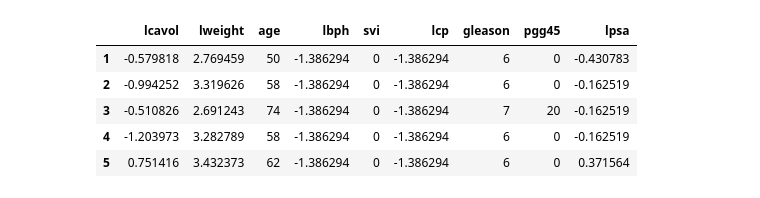
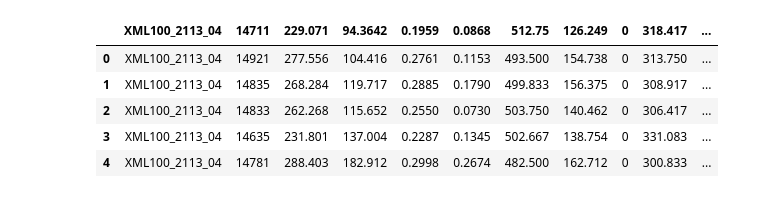
Before and after one commit to BChacun/IntroML, a Jupyter notebook: Functions/Main.ipynb, the cells around one changed output. Drawn from its saved outputs; the diff is of its cells as text; code cells hidden in the pictures.

```diff
--- a/Functions/Main.ipynb
+++ b/Functions/Main.ipynb
@@ -7,17 +7,18 @@ import numpy as np
 from matplotlib import pyplot as plt
 # %%
 #df = pd.read_csv("C:/Users/Michel/Documents/GitHub/IntroML/HousingData/HousingData.csv")
-df=pd.read_csv("C:/Users/Michel/Documents/GitHub/IntroML/ProstateCancer/prostatedata.csv", delim_whitespace=True)
+#df=pd.read_csv("C:/Users/Michel/Documents/GitHub/IntroML/ProstateCancer/prostatedata.csv", delim_whitespace=True)
+df=pd.read_csv("C:/Users/Michel/Documents/GitHub/IntroML/test_dataset_dasci.csv",sep=';')
 
 
-df=df.drop('train', axis=1)
+#df=df.drop('train', axis=1)
 df.head()
 # %% [output]
-|  | lcavol | lweight | age | lbph | svi | lcp | gleason | pgg45 | lpsa |
-| 1 | -0.579818 | 2.769459 | 50 | -1.386294 | 0 | -1.386294 | 6 | 0 | -0.430783 |
-| 2 | -0.994252 | 3.319626 | 58 | -1.386294 | 0 | -1.386294 | 6 | 0 | -0.162519 |
-| 3 | -0.510826 | 2.691243 | 74 | -1.386294 | 0 | -1.386294 | 7 | 20 | -0.162519 |
-| 4 | -1.203973 | 3.282789 | 58 | -1.386294 | 0 | -1.386294 | 6 | 0 | -0.162519 |
-| 5 | 0.751416 | 3.432373 | 62 | -1.386294 | 0 | -1.386294 | 6 | 0 | 0.371564 |
+|  | XML100_2113_04 | 14711 | 229.071 | 94.3642 | 0.1959 | 0.0868 | 512.75 | 126.249 | 0 | 318.417 | ... |
+| 0 | XML100_2113_04 | 14921 | 277.556 | 104.416 | 0.2761 | 0.1153 | 493.500 | 154.738 | 0 | 313.750 | ... |
+| 1 | XML100_2113_04 | 14835 | 268.284 | 119.717 | 0.2885 | 0.1790 | 499.833 | 156.375 | 0 | 308.917 | ... |
+| 2 | XML100_2113_04 | 14833 | 262.268 | 115.652 | 0.2550 | 0.0730 | 503.750 | 140.462 | 0 | 306.417 | ... |
+| 3 | XML100_2113_04 | 14635 | 231.801 | 137.004 | 0.2287 | 0.1345 | 502.667 | 138.754 | 0 | 331.083 | ... |
+| 4 | XML100_2113_04 | 14781 | 288.403 | 182.912 | 0.2998 | 0.2674 | 482.500 | 162.712 | 0 | 300.833 | ... |
 # %%
 #label="MEDV"
```
Also changed, not shown: parts of 8 cells of this notebook, 1 other file.
